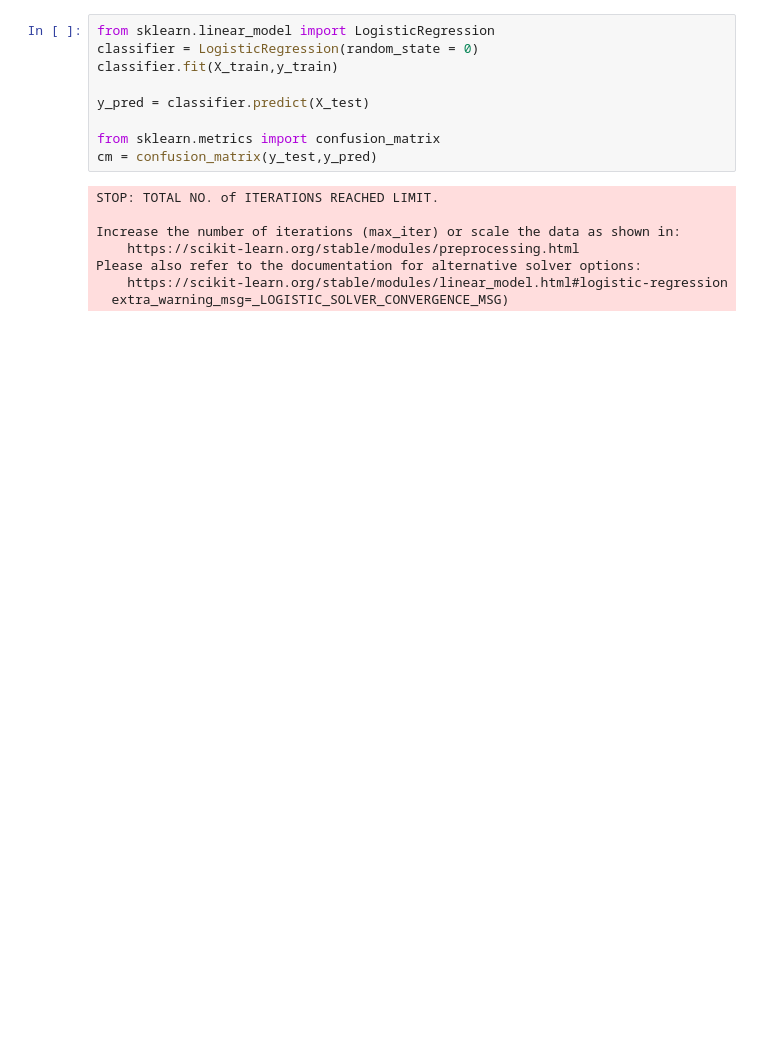
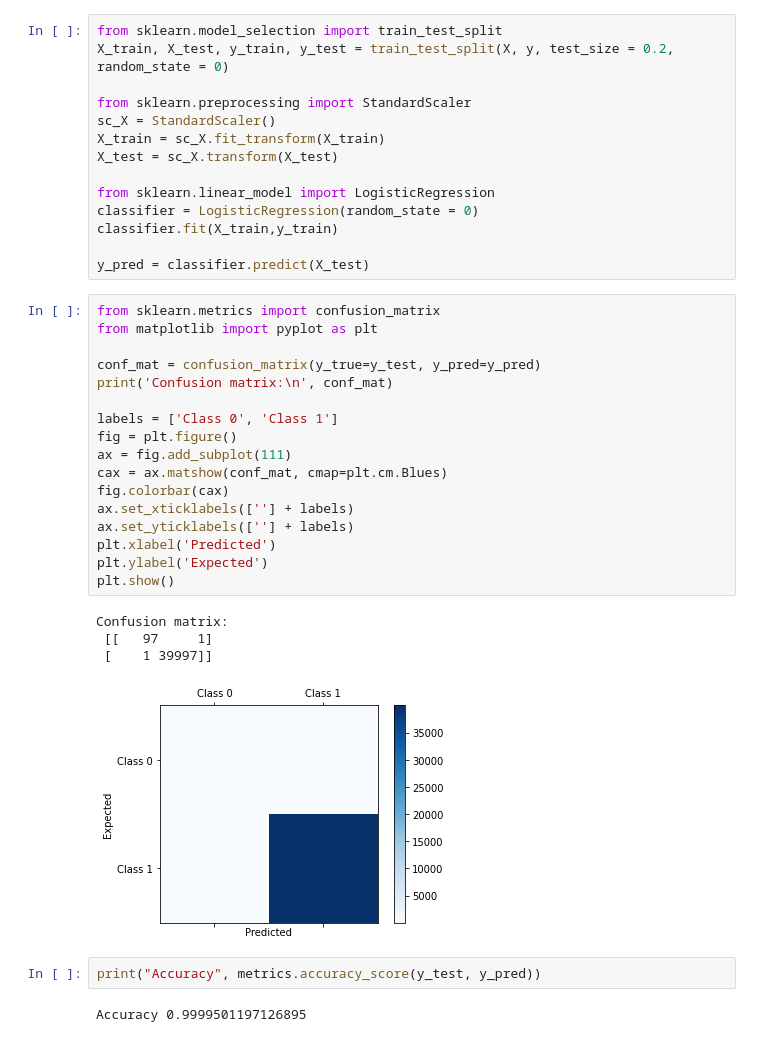
Before and after one commit to Siddharth1698/Analysis-of-DDoS-attack-from-Botnet-devices-using-Machine-Learning-Classifiers, a Jupyter notebook: MachineLearningCLassification.ipynb, the cells around one changed output. Cells and saved outputs as stored; diff of their text form; blank space fills up the shorter version.

Commit message:
logistic regression

```diff
--- a/MachineLearningCLassification.ipynb
+++ b/MachineLearningCLassification.ipynb
@@ -85,17 +55,40 @@ KeyboardInterrupt: ignored
 # %%
+from sklearn.model_selection import train_test_split
+X_train, X_test, y_train, y_test = train_test_split(X, y, test_size = 0.2, random_state = 0)
+
+from sklearn.preprocessing import StandardScaler
+sc_X = StandardScaler()
+X_train = sc_X.fit_transform(X_train)
+X_test = sc_X.transform(X_test)
+
 from sklearn.linear_model import LogisticRegression
 classifier = LogisticRegression(random_state = 0)
 classifier.fit(X_train,y_train)
 
 y_pred = classifier.predict(X_test)
-
-from sklearn.metrics import confusion_matrix
-cm = confusion_matrix(y_test,y_pred)
-# %% [output]
-STOP: TOTAL NO. of ITERATIONS REACHED LIMIT.
-
-Increase the number of iterations (max_iter) or scale the data as shown in:
-    https://scikit-learn.org/stable/modules/preprocessing.html
-Please also refer to the documentation for alternative solver options:
-    https://scikit-learn.org/stable/modules/linear_model.html#logistic-regression
-  extra_warning_msg=_LOGISTIC_SOLVER_CONVERGENCE_MSG)
+# %%
+from sklearn.metrics import confusion_matrix
+from matplotlib import pyplot as plt
+
+conf_mat = confusion_matrix(y_true=y_test, y_pred=y_pred)
+print('Confusion matrix:\n', conf_mat)
+
+labels = ['Class 0', 'Class 1']
+fig = plt.figure()
+ax = fig.add_subplot(111)
+cax = ax.matshow(conf_mat, cmap=plt.cm.Blues)
+fig.colorbar(cax)
+ax.set_xticklabels([''] + labels)
+ax.set_yticklabels([''] + labels)
+plt.xlabel('Predicted')
+plt.ylabel('Expected')
+plt.show()
+# %% [output]
+Confusion matrix:
+ [[   97     1]
+ [    1 39997]]
+[figure, added]
+# %%
+print("Accuracy", metrics.accuracy_score(y_test, y_pred))
+# %% [output]
+Accuracy 0.9999501197126895
```
Also changed, not shown: parts of 19 cells of this notebook, 1 other file.
